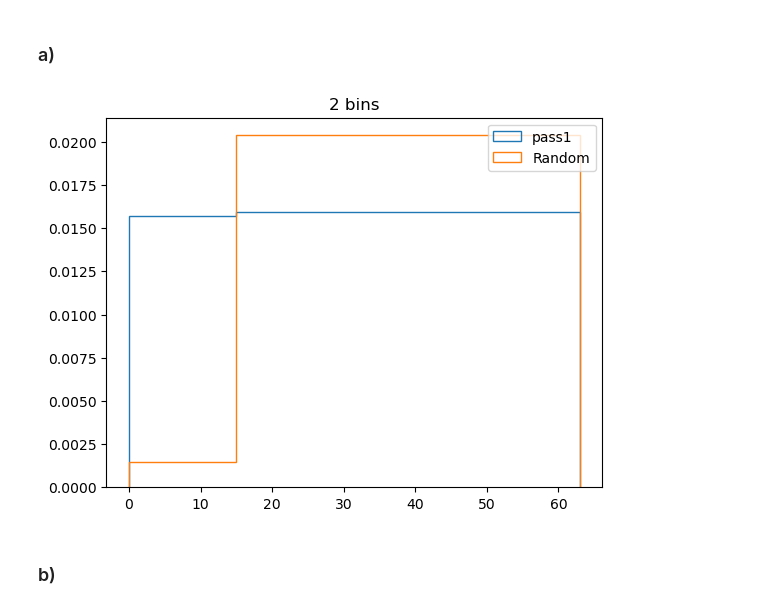
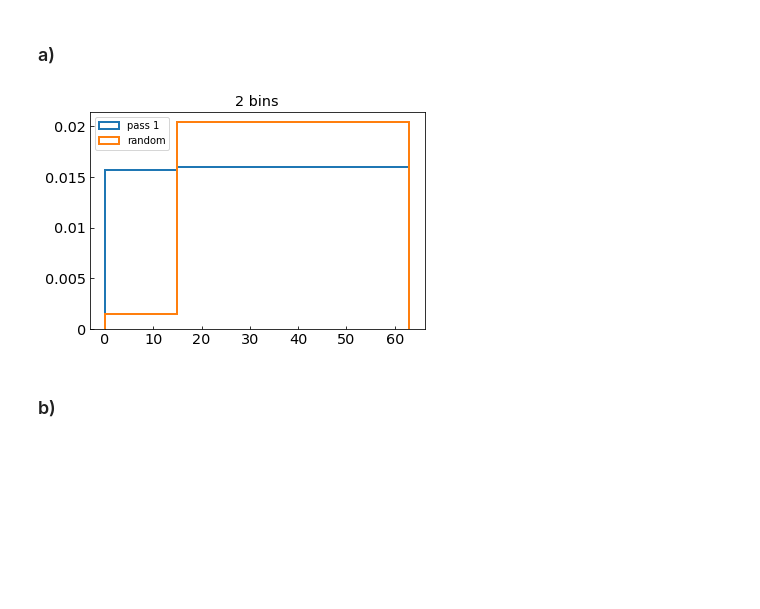
Before and after one commit to PRISBteam/Voronoi_PCC_Analyser, a Jupyter notebook: Paper_figures.ipynb, the cells around one changed output. Saved outputs shown, nothing was run; the diff lists cells and outputs as text; code cells hidden in the pictures; blank space fills up the shorter version.

```diff
--- a/Paper_figures.ipynb
+++ b/Paper_figures.ipynb
@@ -11,5 +14,6 @@ y = matutils.mackenzie(x)
 # %% [markdown]
 ### a)
 # %%
-filename = '/Users/v94623eb2/Documents/ExpDataAnalysis/Experimental_Data/ECAP2022/Cu_01Cr_01Zr/Neper_RandomOri_Cu-0.1Cr-0.1Zr/pass1/disangles/disangles1.txt'
+# filename = '/Users/v94623eb2/Documents/ExpDataAnalysis/Experimental_Data/ECAP2022/Cu_01Cr_01Zr/Neper_RandomOri_Cu-0.1Cr-0.1Zr/pass1/disangles/disangles1.txt'
+filename = 'C:/Users/Oleg/Documents/GitHub/Voronoi_DCC_Analyser/Data/Experimental_Data2/Experimental_Data/ECAP2022/Cu_01Cr_01Zr/Neper_RandomOri_Cu-0.1Cr-0.1Zr/pass1/disangles/disangles1.txt'
 random_distr2k = np.loadtxt(filename)
@@ -35,5 +70,6 @@ plt.savefig('Fig3b.png', dpi=300)
 # %% [markdown]
 ## Figure 5
 # %%
-filename = '/Users/v94623eb2/Documents/ExpDataAnalysis/DataECAP/Cu_01Cr_01Zr/pass1/disangles1.txt'
+# filename = '/Users/v94623eb2/Documents/ExpDataAnalysis/DataECAP/Cu_01Cr_01Zr/pass1/disangles1.txt'
+filename = 'C:/Users/Oleg/Documents/GitHub/Voronoi_DCC_Analyser/Data/Experimental_Data2/Experimental_Data/ECAP2022/Cu_01Cr_01Zr/Neper_Cu_01Cr_01Zr/pass1/disangles/disangles1.txt'
 disangles = np.loadtxt(filename)
@@ -42,13 +85,18 @@ disangles = np.loadtxt(filename)
 # %%
 # plt.plot(x, y)
 #plt.hist(disangles, bins=np.linspace(0, 64, 33), histtype='step', density=True)
-plt.hist(disangles, bins=[0, 15, 63], histtype='step', density=True, label='pass1')
+plt.hist(disangles, bins=[0, 15, 63], histtype='step', density=True, label='pass 1', linewidth='2')
 #plt.hist(random_distr2k, bins=np.linspace(0, 64, 33), histtype='step', density=True)
-plt.hist(random_distr2k, bins=[0, 15, 63], histtype='step', density=True, label='Random')
-plt.legend()
-plt.title('2 bins')
+plt.hist(random_distr2k, bins=[0, 15, 63], histtype='step', density=True, label='random', linewidth='2')
+plt.legend(loc='upper left')
+plt.title('2 bins', fontsize='x-large')
+plt.tick_params(direction='in', which='both')
+plt.yticks(ticks=[0, 0.005, 0.01, 0.015, 0.02], labels=[0, 0.005, 0.01, 0.015, 0.02], fontsize='x-large')
+plt.xticks(ticks=[0, 10, 20, 30, 40, 50, 60], labels=[0, 10, 20, 30, 40, 50, 60], fontsize='x-large')
+# plt.ylim([0, 0.04])
+# plt.xlim([0, 64])
 plt.savefig('Fig5a.png', dpi=300)
 # %% [output]
-[figure, old version]
+[figure, new version]
 # %% [markdown]
 ### b)
```
Also changed, not shown: parts of 31 cells of this notebook, 1 other file.
